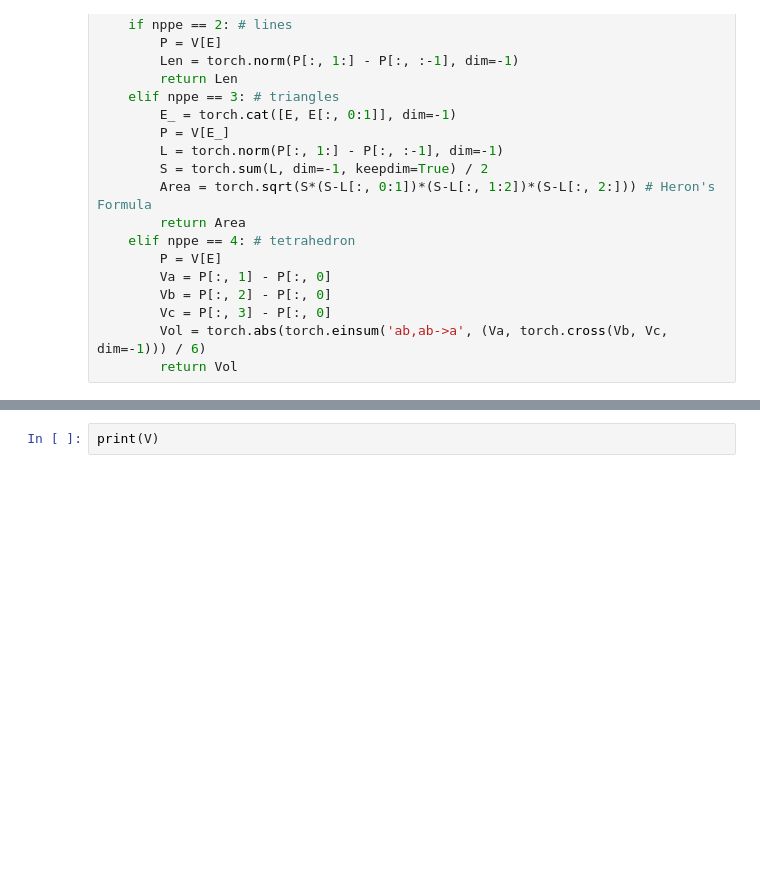
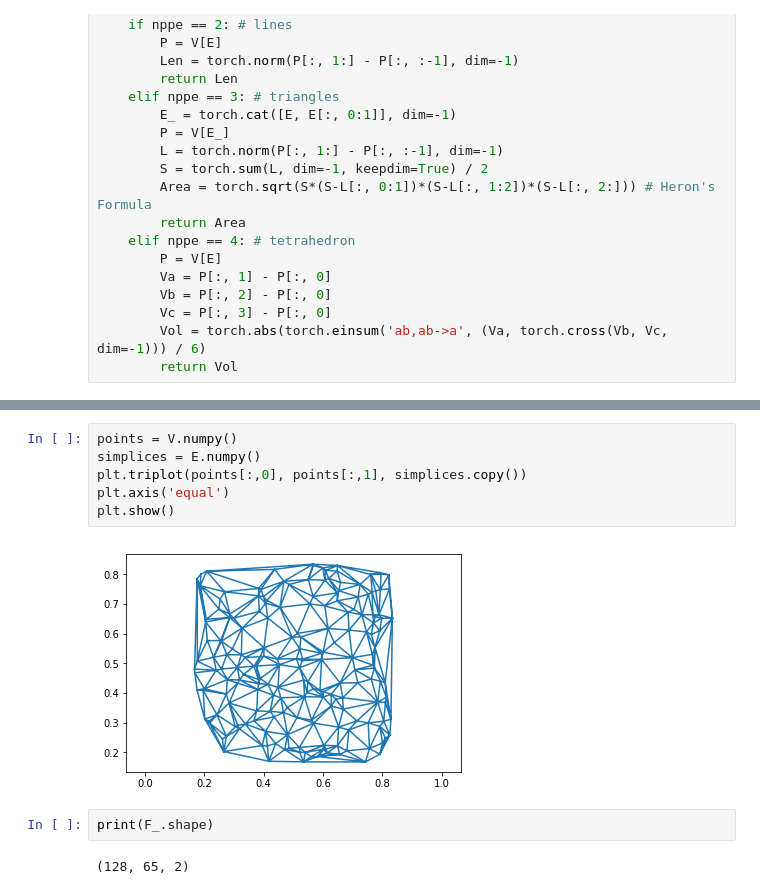
Before and after one commit to maxjiang93/DDSL, a Jupyter notebook: ddsl/test_ddsl.ipynb, the cells around one changed output, grey strips where cells are left out. Drawn from its saved outputs; the diff is of its cells as text; blank space fills up the shorter version.

```diff
--- a/ddsl/test_ddsl.ipynb
+++ b/ddsl/test_ddsl.ipynb
@@ -250,2 +267,12 @@ plt.show()
-# %%
-print(V)
+# %%
+points = V.numpy()
+simplices = E.numpy()
+plt.triplot(points[:,0], points[:,1], simplices.copy())
+plt.axis('equal')
+plt.show()
+# %% [output]
+[figure, added]
+# %%
+print(F_.shape)
+# %% [output]
+(128, 65, 2)
```
Also changed, not shown: parts of 6 cells of this notebook.
